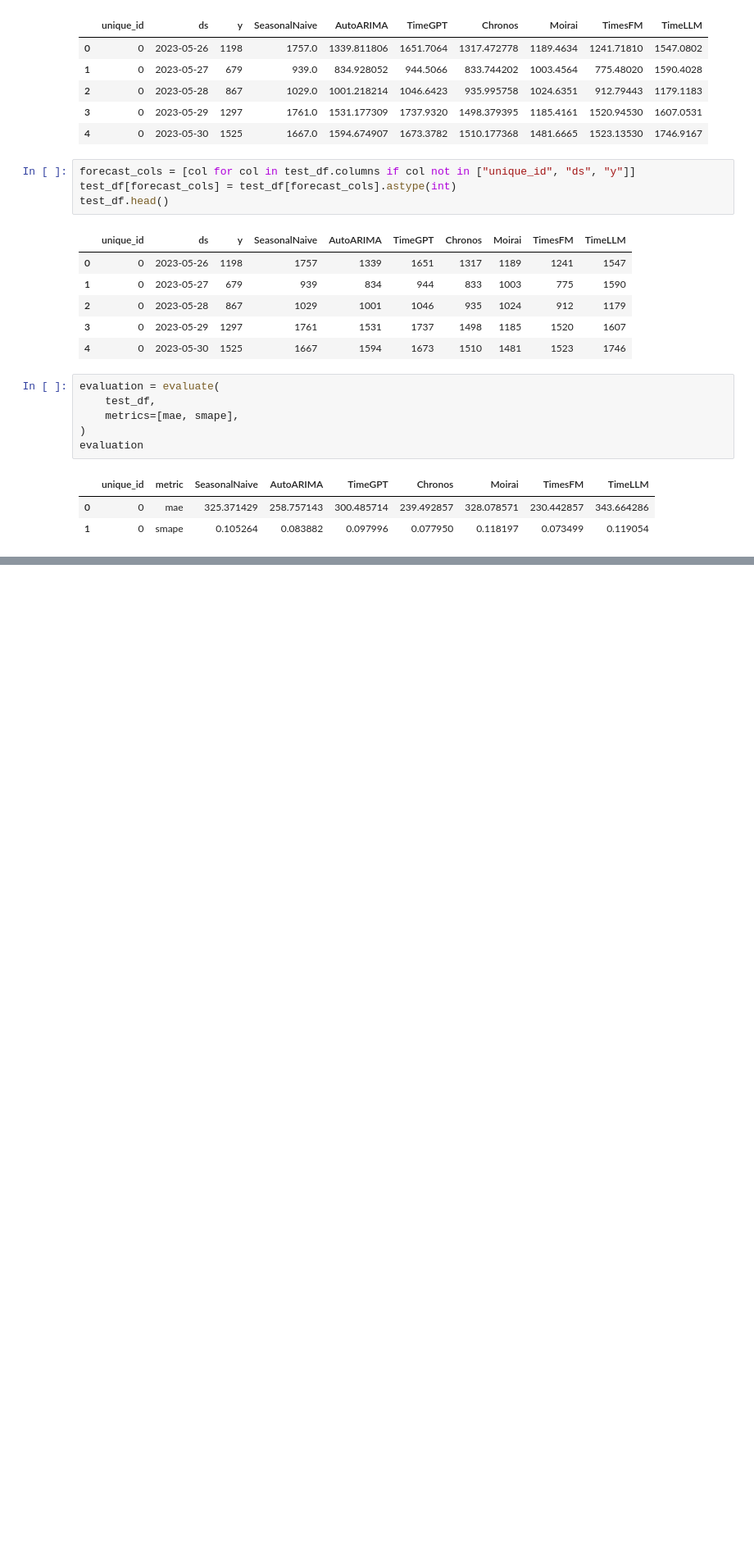
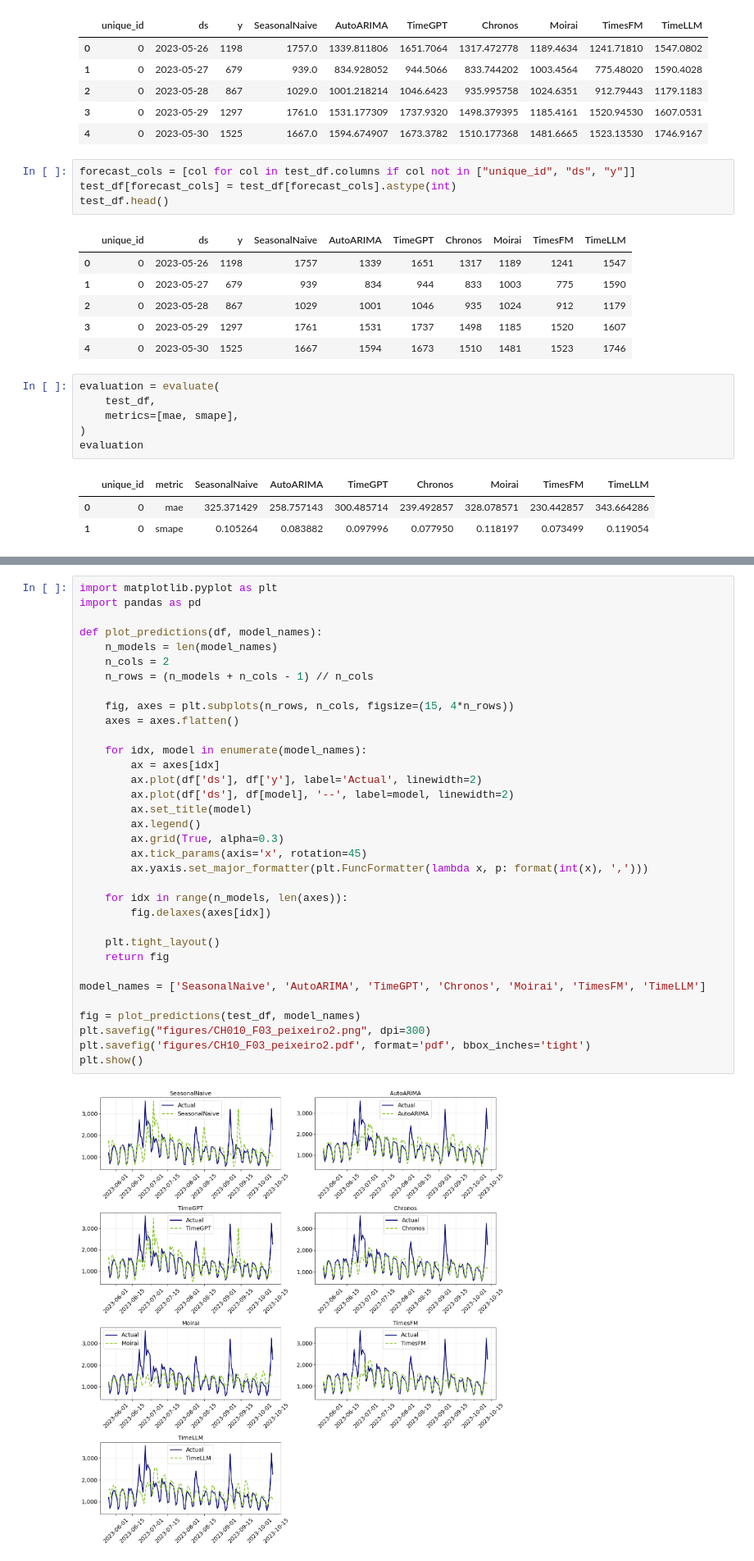
Before and after one commit to marcopeix/TimeSeriesForecastingUsingFoundationModels, a Jupyter notebook: CH10/CH10.ipynb, the cells around one changed output, grey strips where cells are left out. Shown at 82% size. Drawn from its saved outputs; the diff is of its cells as text; blank space fills up the shorter version.

```diff
--- a/CH10/CH10.ipynb
+++ b/CH10/CH10.ipynb
@@ -489,3 +492,39 @@ plt.savefig('figures/CH10_codefig03.png', dpi=300)
 plt.show()
 # %% [output]
 [figure]
+# %%
+import matplotlib.pyplot as plt
+import pandas as pd
+
+def plot_predictions(df, model_names):
+    n_models = len(model_names)
+    n_cols = 2
+    n_rows = (n_models + n_cols - 1) // n_cols
+
+    fig, axes = plt.subplots(n_rows, n_cols, figsize=(15, 4*n_rows))
+    axes = axes.flatten()
+
+    for idx, model in enumerate(model_names):
+        ax = axes[idx]
+        ax.plot(df['ds'], df['y'], label='Actual', linewidth=2)
+        ax.plot(df['ds'], df[model], '--', label=model, linewidth=2)
+        ax.set_title(model)
+        ax.legend()
+        ax.grid(True, alpha=0.3)
+        ax.tick_params(axis='x', rotation=45)
+        ax.yaxis.set_major_formatter(plt.FuncFormatter(lambda x, p: format(int(x), ',')))
+
+    for idx in range(n_models, len(axes)):
+        fig.delaxes(axes[idx])
+
+    plt.tight_layout()
+    return fig
+
+model_names = ['SeasonalNaive', 'AutoARIMA', 'TimeGPT', 'Chronos', 'Moirai', 'TimesFM', 'TimeLLM']
+
+fig = plot_predictions(test_df, model_names)
+plt.savefig("figures/CH010_F03_peixeiro2.png", dpi=300)
+plt.savefig('figures/CH10_F03_peixeiro2.pdf', format='pdf', bbox_inches='tight')
+plt.show()
+# %% [output]
+[figure, added]
```
Also changed, not shown: parts of 4 cells of this notebook, 8 other files.
